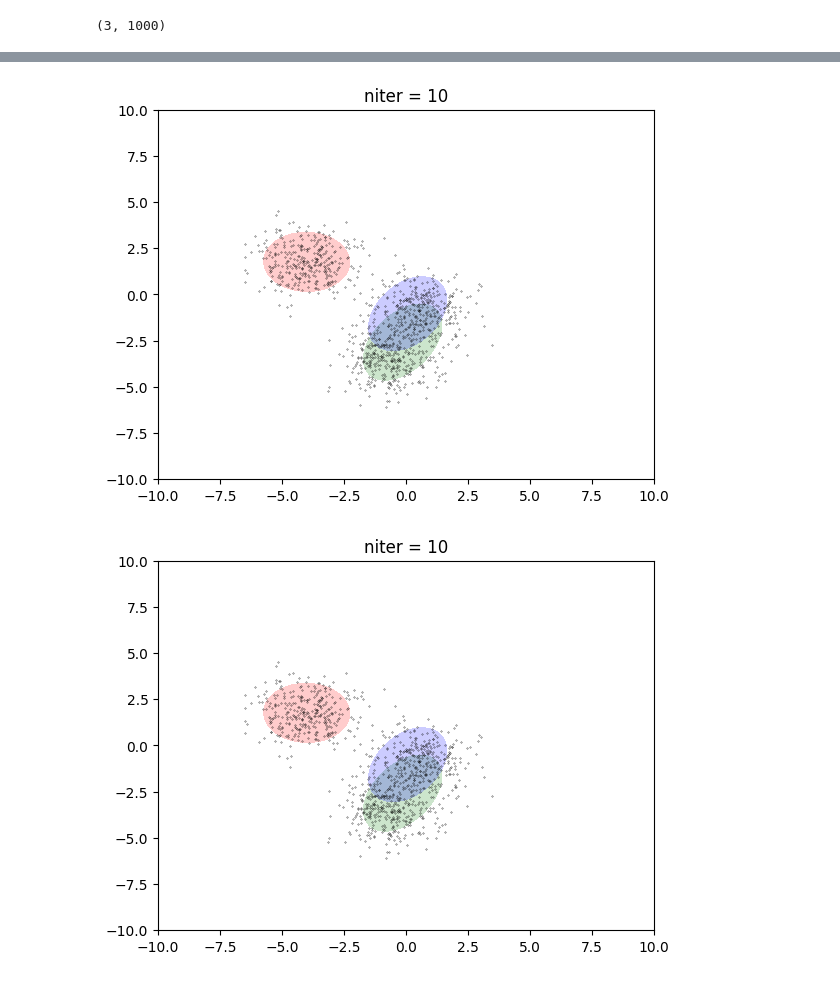
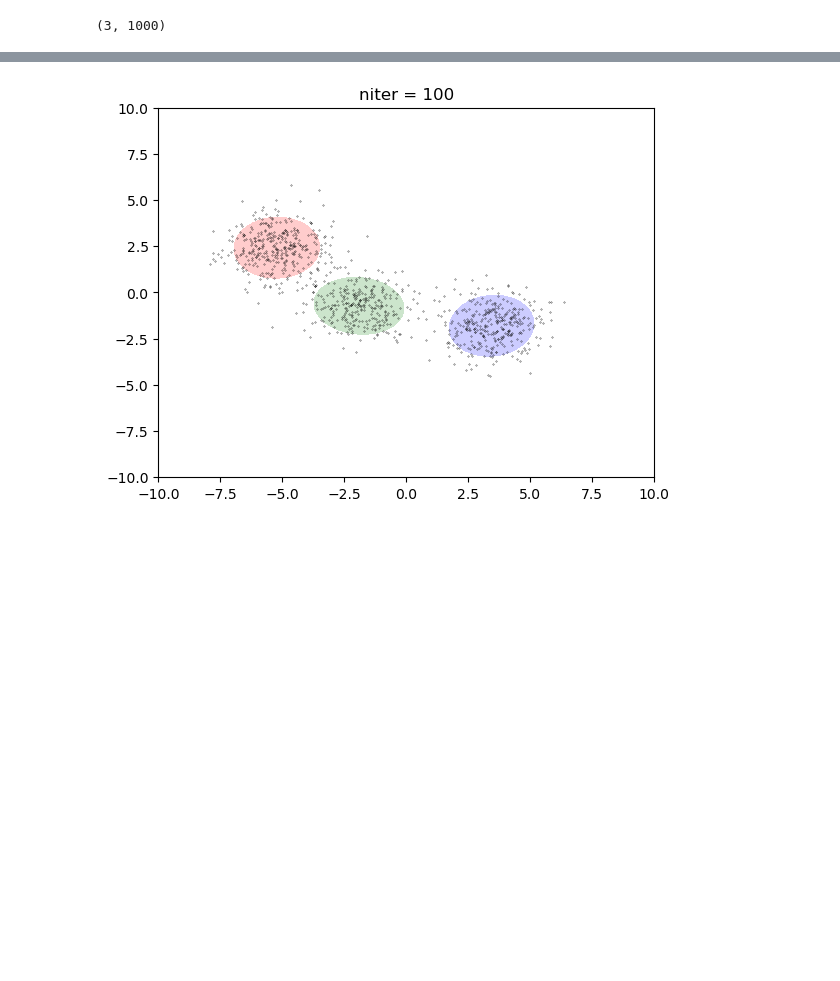
Before and after one commit to Alexander-Barth/MachineLearningNotebooks, a Jupyter notebook: EM-algorithm-and-Gaussian-Mixtures.ipynb, the cells around one changed output, grey strips where cells are left out. Drawn from its saved outputs; the diff is of its cells as text; code cells hidden in the pictures; blank space fills up the shorter version.

```diff
--- a/EM-algorithm-and-Gaussian-Mixtures.ipynb
+++ b/EM-algorithm-and-Gaussian-Mixtures.ipynb
@@ -240,31 +251,30 @@ plotGaussians(μ,Σ)
 # %%
 k = 3
 μ = 2*randn(n,k)
 Σ = zeros(n,n,k);
 Σ[1,1,:] .= 1
 Σ[2,2,:] .= 1
 ϕ = ones(k)/k
 
 fig = figure()
 
-for niter = 1:10
+for niter = 1:100
     w = expectation_step(x,ϕ,μ,Σ)
 
     maximization_step!(x,w,ϕ,μ,Σ)
 
     if niter % 1 == 0
+        display(fig)
         clf()
+        IJulia.clear_output(true)
         plot(x[1,:],x[2,:],"k.",markersize=0.5)
         plotGaussians(μ,Σ)
-        sleep(1)
         title("niter = $(niter)")
-        IJulia.clear_output(true)
-        display(fig)
+        sleep(0.1)
     end
 end
 # %% [output]
-[figure, old version]
+[figure, new version]
-[figure, removed]
 # %%
 scatter(x[1,:],x[2,:],10,w[1:3,:]'/maximum(w));
 # %% [output]
```
Also changed, not shown: parts of 11 cells of this notebook.
